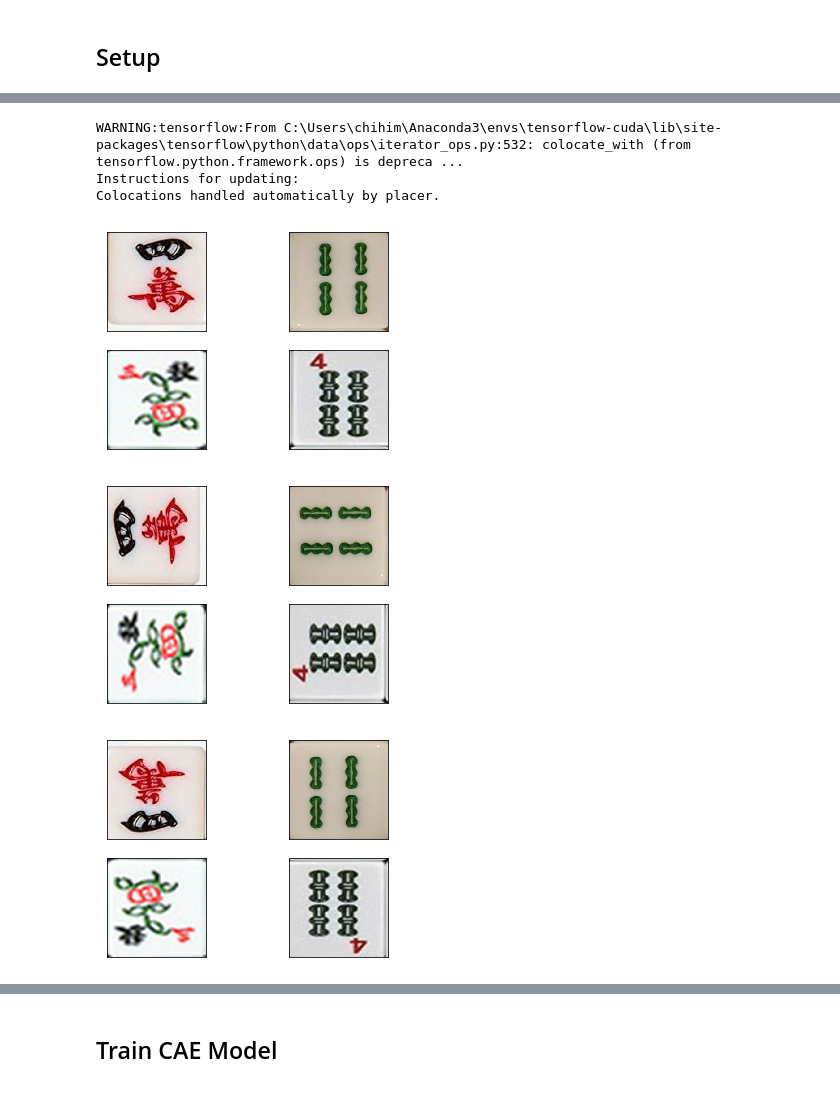
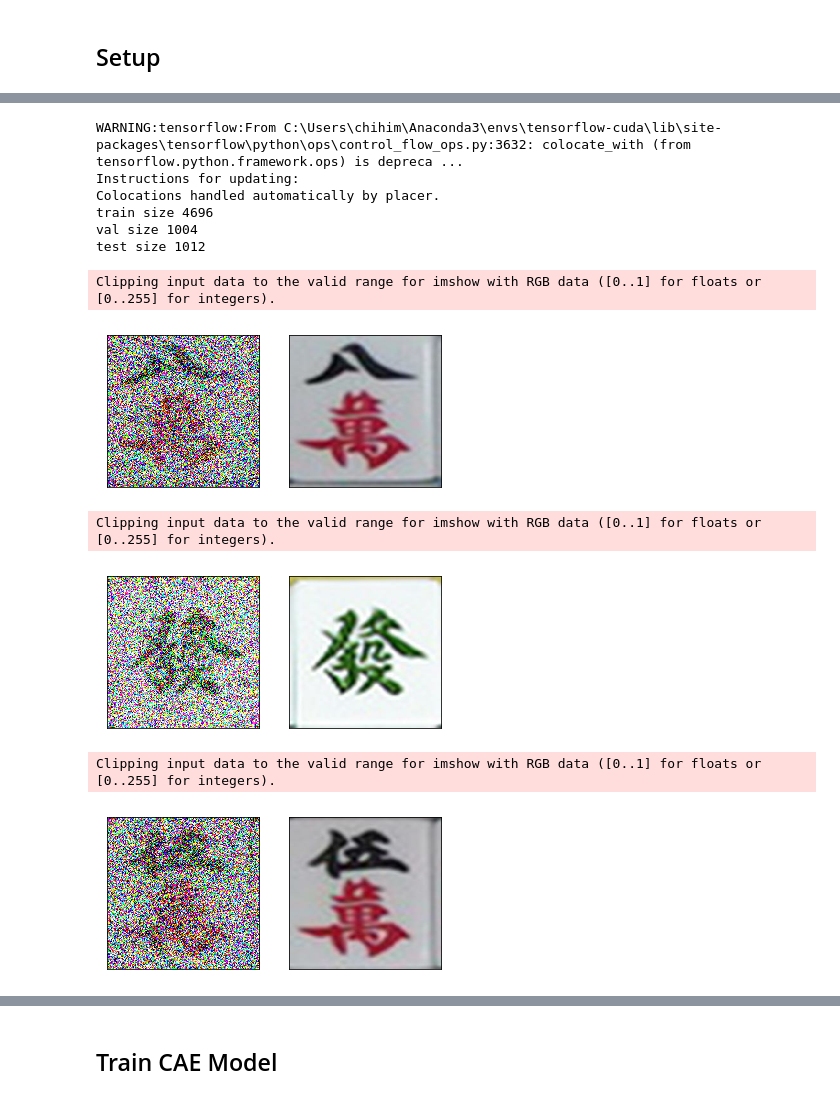
Before and after one commit to elise-ng/COMP4901J_Project, a Jupyter notebook: CAE.ipynb, the cells around one changed output, grey strips where cells are left out. Drawn from its saved outputs; the diff is of its cells as text; code cells hidden in the pictures.

Commit message:
feat: add untagged images, optimize data pipeline

```diff
--- a/CAE.ipynb
+++ b/CAE.ipynb
@@ -53,0 +18,15 @@ print(dataset_index.head())
+# %%
+tagged_image_paths = list(pathlib.Path('./dataset/tiles-resized/').glob('*.jpg'))
+untagged_image_paths = list(pathlib.Path('./dataset/extra-tiles-untagged/').glob('*.jpg'))
+image_paths = [str(path) for path in (tagged_image_paths + untagged_image_paths)]
+random.shuffle(image_paths)
+
+# train-test split
+dataset_size = len(image_paths)
+train_size = int(dataset_size * 0.7)
+val_size = int(dataset_size * 0.15)
+test_size = dataset_size - train_size - val_size
+
+train_paths = image_paths[:train_size]
+val_paths = image_paths[train_size:train_size+val_size]
+test_paths = image_paths[train_size+val_size:]
@@ -54,42 +35,65 @@ print(dataset_index.head())
 # %%
-def show_image_sample(ds):
-    for n,image in enumerate(ds.take(4)):
-        plt.subplot(2,2,n+1)
-        plt.imshow(image)
+def show_noisy_image_sample(ds):
+    for n, (noisy, orig) in enumerate(ds.take(3)):
+        plt.subplot(1,2,1)
+        plt.imshow(noisy)
         plt.grid(False)
         plt.xticks([])
         plt.yticks([])
-    plt.show()
+        plt.subplot(1,2,2)
+        plt.imshow(orig)
+        plt.grid(False)
+        plt.xticks([])
+        plt.yticks([])
+        plt.show()
 
-def load_and_preprocess_image(path):
+def read_image(path):
     image = tf.read_file(path)
     image = tf.image.decode_jpeg(image, channels=3)
     image = tf.image.resize_images(image, [320, 320])
     image /= 255.0 # normalize to [0,1]
     return image
 
-path_ds = tf.data.Dataset.from_tensor_slices(dataset_index['image-path'])
-image_ds = path_ds.map(load_and_preprocess_image, num_parallel_calls=AUTOTUNE)
-show_image_sample(image_ds)
-
 def rotate_image(image):
     image = tf.image.rot90(image)
     return image
 
-image_ds_90 = image_ds.map(rotate_image, num_parallel_calls=AUTOTUNE)
-show_image_sample(image_ds_90)
+def add_noise_to_x(x, y):
+    x += tf.random.normal(shape=x.shape, mean=0.0, stddev=1.0)
+    return x, y
 
-image_ds_180 = image_ds_90.map(rotate_image, num_parallel_calls=AUTOTUNE)
-show_image_sample(image_ds_180)
+def get_dataset(paths):
+    path_ds = tf.data.Dataset.from_tensor_slices(paths)
+    image_ds = path_ds.map(read_image, num_parallel_calls=AUTOTUNE)
+    image_ds_90 = image_ds.map(rotate_image, num_parallel_calls=AUTOTUNE)
+    image_ds_180 = image_ds_90.map(rotate_image, num_parallel_calls=AUTOTUNE)
+    image_ds_270 = image_ds_180.map(rotate_image, num_parallel_calls=AUTOTUNE)
+    image_ds = image_ds.concatenate(image_ds_90).concatenate(image_ds_180).concatenate(image_ds_270)
+    paired_ds = tf.data.Dataset.zip((image_ds, image_ds))
+    paired_ds = paired_ds.map(map_func=add_noise_to_x, num_parallel_calls=AUTOTUNE)
+    return paired_ds
 
-image_ds_270 = image_ds_180.map(rotate_image, num_parallel_calls=AUTOTUNE)
-show_image_sample(image_ds_270)
+train_ds = get_dataset(train_paths).cache()
+train_size *= 4
+print('train size', train_size)
+val_ds = get_dataset(val_paths).cache()
+val_size *= 4
+print('val size', val_size)
+test_ds = get_dataset(test_paths).cache()
+test_size *= 4
+print('test size', test_size)
 
-dataset_size *= 4
+show_noisy_image_sample(test_ds)
 # %% [output]
-WARNING:tensorflow:From C:\Users\chihim\Anaconda3\envs\tensorflow-cuda\lib\site-packages\tensorflow\python\data\ops\iterator_ops.py:532: colocate_with (from tensorflow.python.framework.ops) is depreca ...
+WARNING:tensorflow:From C:\Users\chihim\Anaconda3\envs\tensorflow-cuda\lib\site-packages\tensorflow\python\ops\control_flow_ops.py:3632: colocate_with (from tensorflow.python.framework.ops) is depreca ...
 Instructions for updating:
 Colocations handled automatically by placer.
+train size 4696
+val size 1004
+test size 1012
+Clipping input data to the valid range for imshow with RGB data ([0..1] for floats or [0..255] for integers).
-[figure, old version]
+[figure, new version]
+Clipping input data to the valid range for imshow with RGB data ([0..1] for floats or [0..255] for integers).
-[figure, old version]
+[figure, new version]
+Clipping input data to the valid range for imshow with RGB data ([0..1] for floats or [0..255] for integers).
-[figure, old version]
+[figure, new version]
```
Also changed, not shown: parts of 11 cells of this notebook.
